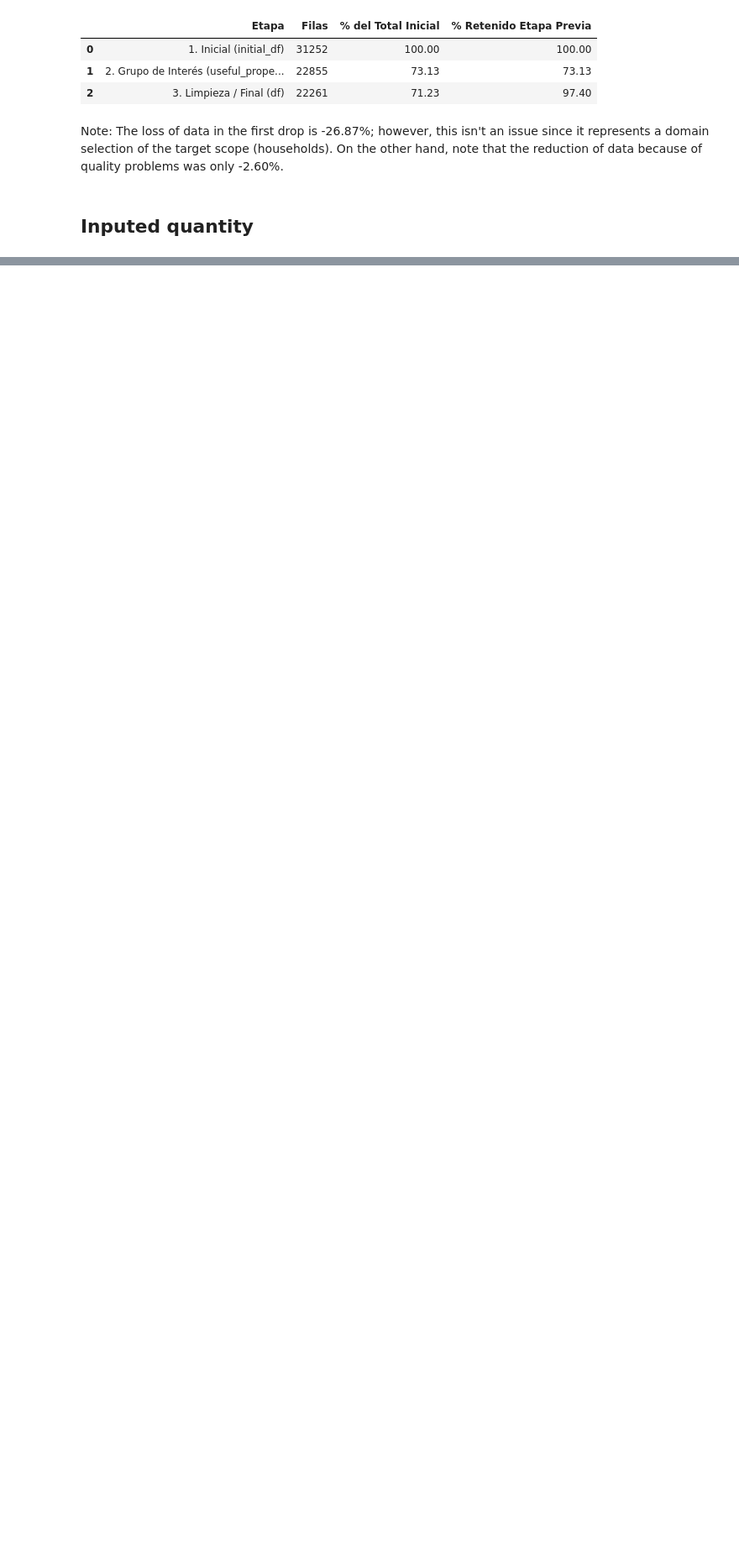
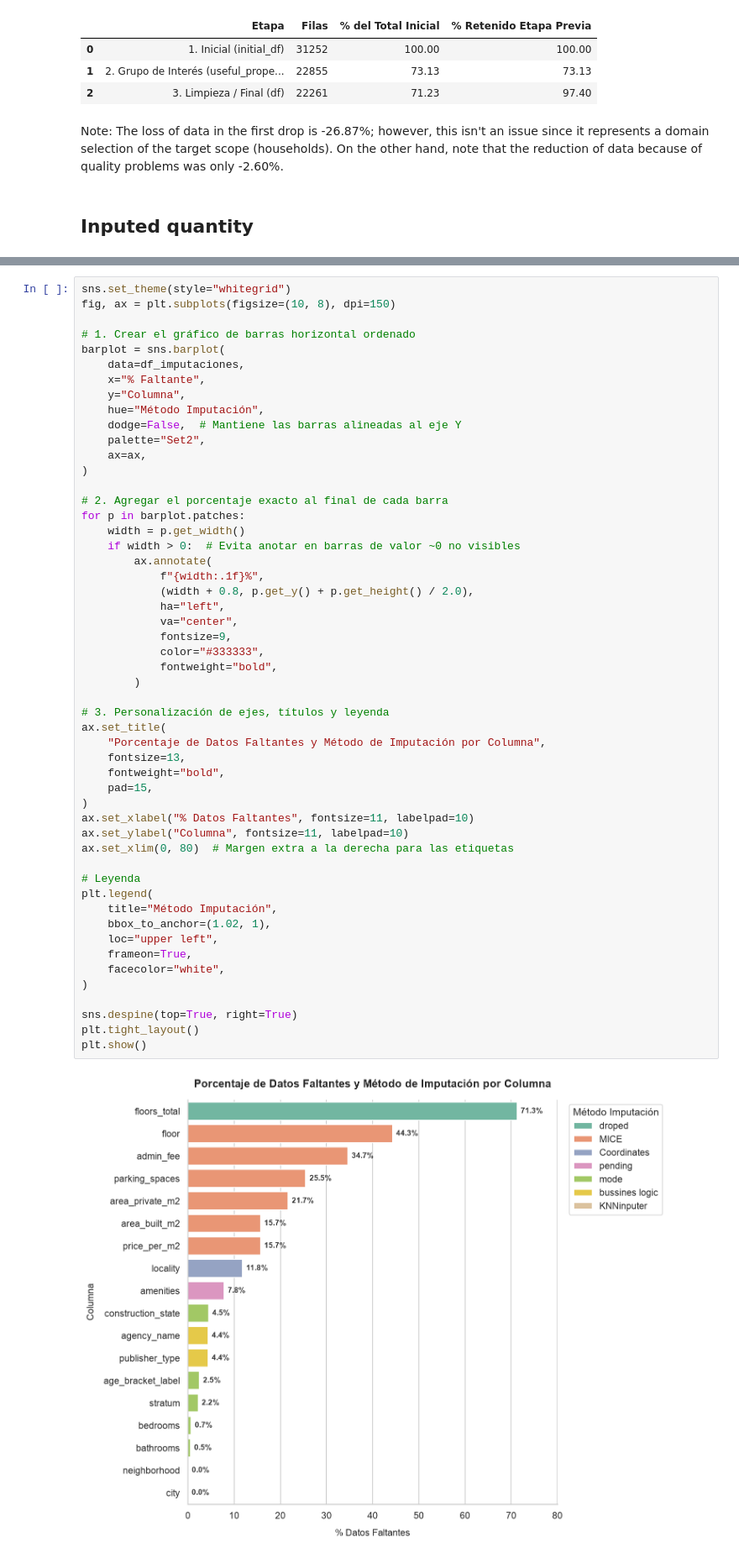
Before and after one commit to juanpablocarrillohortua/proyecto_finca_raiz_colombia, a Jupyter notebook: notebooks/data_cleaning.ipynb, the cells around one changed output, grey strips where cells are left out. Shown at 84% size. Drawn from its saved outputs; the diff is of its cells as text; blank space fills up the shorter version.

```diff
--- a/notebooks/data_cleaning.ipynb
+++ b/notebooks/data_cleaning.ipynb
@@ -1780,0 +2180,54 @@ df_resumen_metodos
+# %%
+sns.set_theme(style="whitegrid")
+fig, ax = plt.subplots(figsize=(10, 8), dpi=150)
+
+# 1. Crear el gráfico de barras horizontal ordenado
+barplot = sns.barplot(
+    data=df_imputaciones,
+    x="% Faltante",
+    y="Columna",
+    hue="Método Imputación",
+    dodge=False,  # Mantiene las barras alineadas al eje Y
+    palette="Set2",
+    ax=ax,
+)
+
+# 2. Agregar el porcentaje exacto al final de cada barra
+for p in barplot.patches:
+    width = p.get_width()
+    if width > 0:  # Evita anotar en barras de valor ~0 no visibles
+        ax.annotate(
+            f"{width:.1f}%",
+            (width + 0.8, p.get_y() + p.get_height() / 2.0),
+            ha="left",
+            va="center",
+            fontsize=9,
+            color="#333333",
+            fontweight="bold",
+        )
+
+# 3. Personalización de ejes, títulos y leyenda
+ax.set_title(
+    "Porcentaje de Datos Faltantes y Método de Imputación por Columna",
+    fontsize=13,
+    fontweight="bold",
+    pad=15,
+)
+ax.set_xlabel("% Datos Faltantes", fontsize=11, labelpad=10)
+ax.set_ylabel("Columna", fontsize=11, labelpad=10)
+ax.set_xlim(0, 80)  # Margen extra a la derecha para las etiquetas
+
+# Leyenda
+plt.legend(
+    title="Método Imputación",
+    bbox_to_anchor=(1.02, 1),
+    loc="upper left",
+    frameon=True,
+    facecolor="white",
+)
+
+sns.despine(top=True, right=True)
+plt.tight_layout()
+plt.show()
+# %% [output]
+[figure, added]
```
Also changed, not shown: parts of 50 cells of this notebook.
